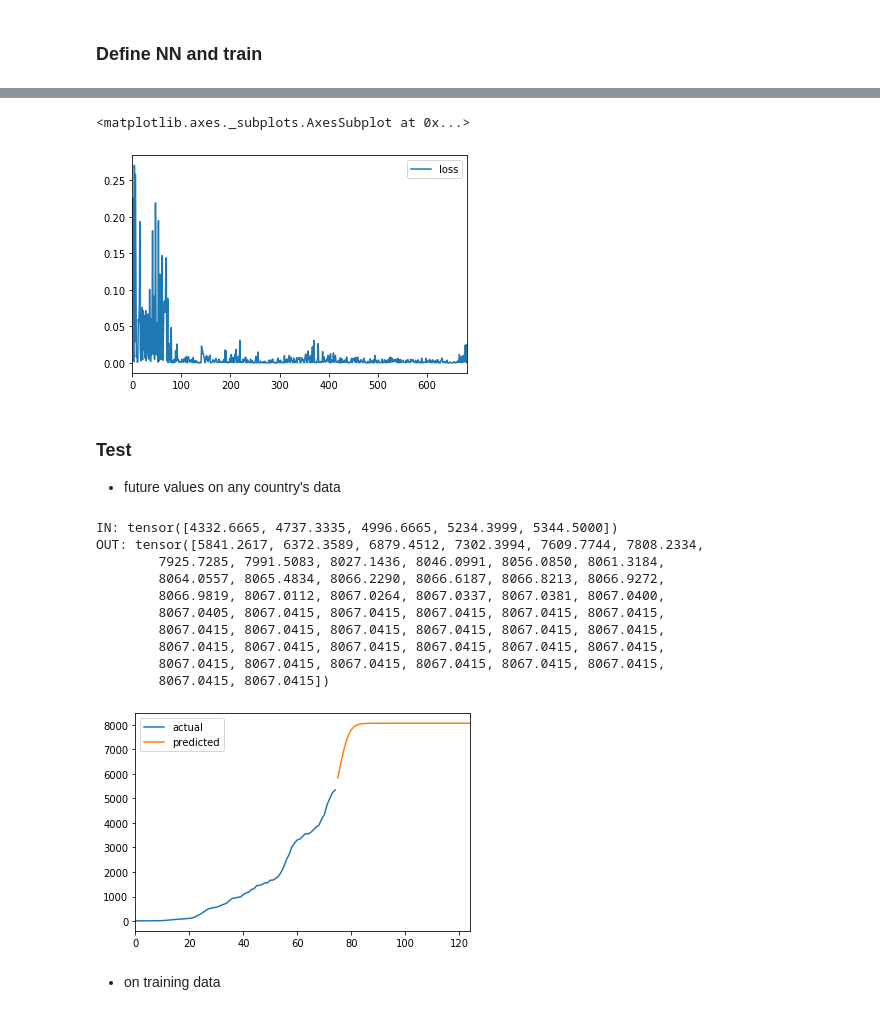
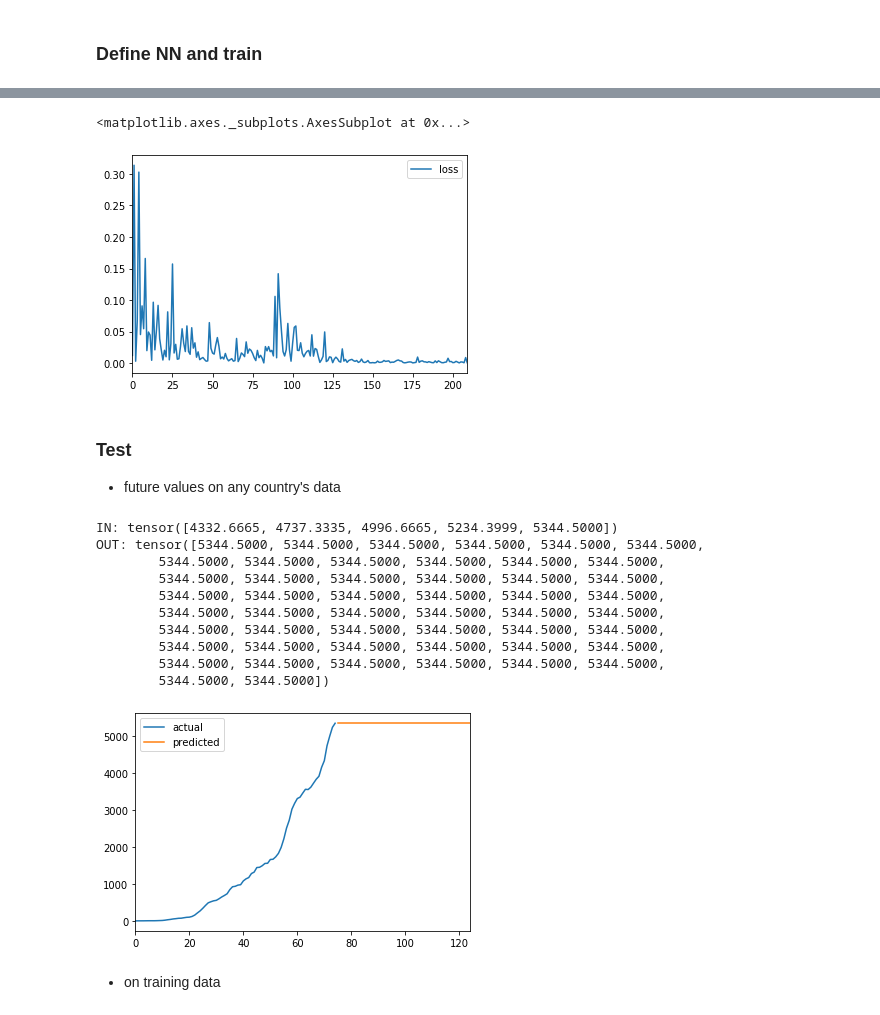
Before and after one commit to VICS-CORE/stats, a Jupyter notebook: 10_RNN.ipynb, the cells around one changed output, grey strips where cells are left out. Cells and saved outputs as stored; diff of their text form; code cells hidden in the pictures.

```diff
--- a/10_RNN.ipynb
+++ b/10_RNN.ipynb
@@ -96,7 +96,7 @@ it_cnf = np.array(it_df['daily'].rolling(6, center=True, min_periods=1).mean())
 es_cnf = np.array(es_df['daily'].rolling(6, center=True, min_periods=1).mean()) / 10000
 
 # Choose among India or Italy or Spain here
-cnf = np.append(it_cnf, es_cnf)
+cnf = in_cnf # np.append(it_cnf, es_cnf)
 SEQ_LEN = 5
 dataset = get_rnn_dataset(cnf, SEQ_LEN)
 
@@ -106,44 +106,54 @@ rnd_data_loader = tdt.DataLoader(dataset, shuffle=True, batch_size=1)
 ### Define NN and train
 # %%
 class Forecaster(tnn.Module):
-    def __init__(self, seq_len=1, hidden_size=1):
+    def __init__(self, seq_len=1, hidden_size=1, num_layers=1):
         super(Forecaster, self).__init__()
 
         self.seq_len = seq_len
         self.hidden_size = hidden_size
+        self.num_layers = num_layers
 
-        self.rnn = tnn.RNN(input_size=1, hidden_size=self.hidden_size)
-        self.fc = tnn.Linear(self.hidden_size, 1)
+        self.rnn = tnn.RNN(input_size=1, hidden_size=self.hidden_size, num_layers=self.num_layers)
+#         self.gru = tnn.GRU(input_size=1, hidden_size=self.hidden_size, num_layers=self.num_layers)
+#         self.lstm = tnn.LSTM(input_size=1, hidden_size=self.hidden_size, num_layers=self.num_layers)
+        self.linear = tnn.Linear(self.hidden_size, 1)
+        self.sigmoid = tnn.Sigmoid()
 
-    def forward(self, ip):
-        outs, h = self.rnn(ip)
-        # all hidden states should be converted to a single value using a linear layer
-        outs_fc = []
+    def forward(self, ip, h=None):
+        rnn_out, rnn_h = self.rnn(ip, h)
+#         return (torch.squeeze(rnn_out), torch.squeeze(rnn_h))
+        # linear layer
+        final_out = []
         for i in range(self.seq_len):
-            fc = self.fc(outs[i].view(self.hidden_size))
-            outs_fc.append(fc)
-        return torch.stack(outs_fc).view(self.seq_len)
+            linear_out = self.linear(rnn_out[i].view(self.hidden_size))
+            final_out.append(linear_out)
+        return torch.stack(final_out).view(self.seq_len), rnn_h
 
     def predict(self, ip, num_predictions=1):
         preds = []
         with torch.no_grad():
             pred = ip
+            h = None
             while(num_predictions):
-                pred = self.forward(pred.view(self.seq_len, 1, 1))
-                preds.append(pred.view(self.seq_len)[-1].item())
-                num_predictions-=1
-        return torch.tensor(np.array(preds, dtype=np.float32))
+                rnn_pred, h = self.forward(pred.view(self.seq_len, 1, 1), h)
+                preds.append(pred.view(self.seq_len)[-1])
+                num_predictions -= 1
+        return torch.stack(preds)
 
-model = Forecaster(seq_len=SEQ_LEN, hidden_size=1)
+HIDDEN_SIZE = 10
+NUM_LAYERS=1
+LEARNING_RATE = 0.1
+
+model = Forecaster(seq_len=SEQ_LEN, hidden_size=HIDDEN_SIZE, num_layers=NUM_LAYERS)
 loss_fn = tnn.MSELoss()
-optimizer = top.Adam(model.parameters(), lr=0.1)
+optimizer = top.Adam(model.parameters(), lr=LEARNING_RATE)
 
 # TRAIN
 loss_vals = []
 pred_vals = []
 
-num_epochs = 4
-for e in range(num_epochs):
+NUM_EPOCHS = 3
+for e in range(NUM_EPOCHS):
     for i, data in enumerate(rnd_data_loader):
         ip, op = data
 
@@ -151,7 +161,7 @@ for e in range(num_epochs):
         optimizer.zero_grad()
 
         # predict
-        pred = model(ip.view(SEQ_LEN, 1, 1))
+        pred, _ = model(ip.view(SEQ_LEN, 1, 1))
 
         # calc loss
         loss = loss_fn(pred, op.view(SEQ_LEN))
@@ -194,5 +204,5 @@ Epoch: 3 Iter: 170 Loss:  0.01060 Out:  6667.27 Ex:  7865.33
 <matplotlib.axes._subplots.AxesSubplot at 0x...>
-[figure, old version]
+[figure, new version]
 # %% [markdown]
 ### Test
 - future values on any country's data
@@ -220,16 +230,16 @@ orig_df = orig_df.append(fut_df, ignore_index=True, sort=False)
 _ = orig_df.plot()
 # %% [output]
 IN: tensor([4332.6665, 4737.3335, 4996.6665, 5234.3999, 5344.5000])
-OUT: tensor([5841.2617, 6372.3589, 6879.4512, 7302.3994, 7609.7744, 7808.2334,
-        7925.7285, 7991.5083, 8027.1436, 8046.0991, 8056.0850, 8061.3184,
-        8064.0557, 8065.4834, 8066.2290, 8066.6187, 8066.8213, 8066.9272,
-        8066.9819, 8067.0112, 8067.0264, 8067.0337, 8067.0381, 8067.0400,
-        8067.0405, 8067.0415, 8067.0415, 8067.0415, 8067.0415, 8067.0415,
-        8067.0415, 8067.0415, 8067.0415, 8067.0415, 8067.0415, 8067.0415,
-        8067.0415, 8067.0415, 8067.0415, 8067.0415, 8067.0415, 8067.0415,
-        8067.0415, 8067.0415, 8067.0415, 8067.0415, 8067.0415, 8067.0415,
-        8067.0415, 8067.0415])
+OUT: tensor([5344.5000, 5344.5000, 5344.5000, 5344.5000, 5344.5000, 5344.5000,
+        5344.5000, 5344.5000, 5344.5000, 5344.5000, 5344.5000, 5344.5000,
+        5344.5000, 5344.5000, 5344.5000, 5344.5000, 5344.5000, 5344.5000,
+        5344.5000, 5344.5000, 5344.5000, 5344.5000, 5344.5000, 5344.5000,
+        5344.5000, 5344.5000, 5344.5000, 5344.5000, 5344.5000, 5344.5000,
+        5344.5000, 5344.5000, 5344.5000, 5344.5000, 5344.5000, 5344.5000,
+        5344.5000, 5344.5000, 5344.5000, 5344.5000, 5344.5000, 5344.5000,
+        5344.5000, 5344.5000, 5344.5000, 5344.5000, 5344.5000, 5344.5000,
+        5344.5000, 5344.5000])
-[figure, old version]
+[figure, new version]
 # %% [markdown]
 - on training data
 # %%
```
Also changed, not shown: parts of 3 cells of this notebook.
